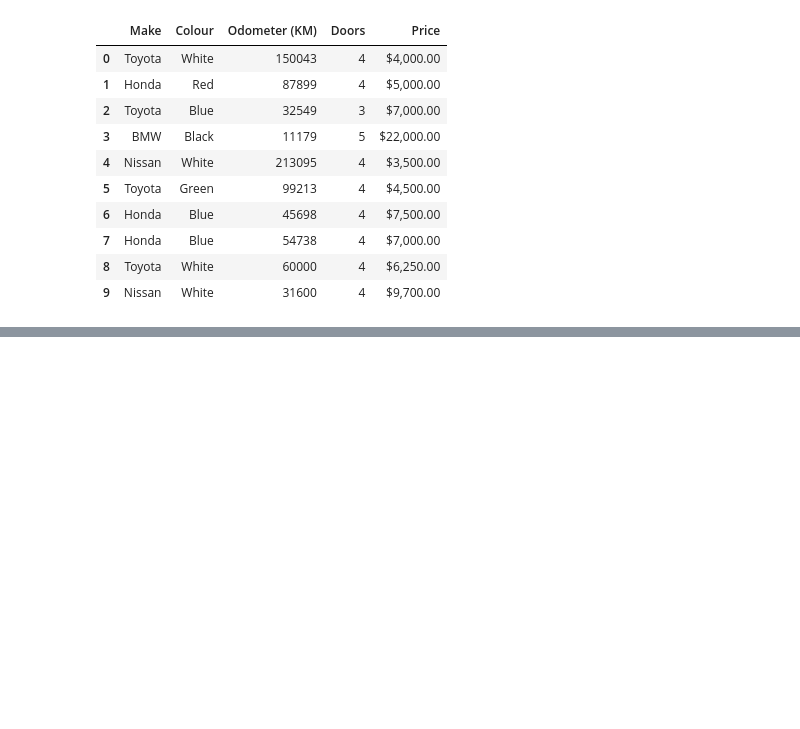
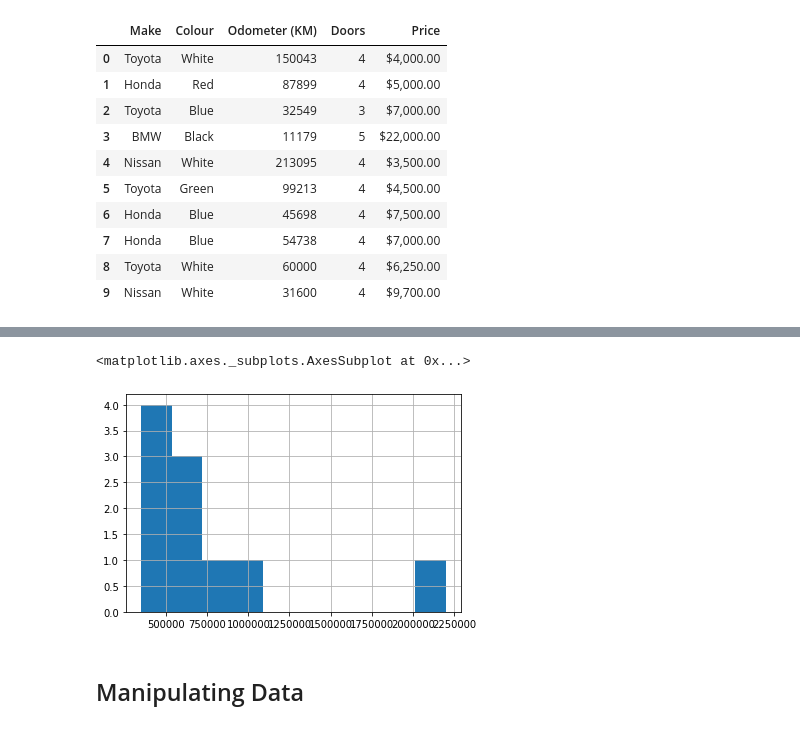
Before and after one commit to negreteo/conda_sample_project, a Jupyter notebook: introduction-to-pandas.ipynb, the cells around one changed output, grey strips where cells are left out. Saved outputs shown, nothing was run; the diff lists cells and outputs as text; code cells hidden in the pictures; blank space fills up the shorter version.

```diff
--- a/introduction-to-pandas.ipynb
+++ b/introduction-to-pandas.ipynb
@@ -68,0 +331,7 @@ exported_car_sales
+# %%
+car_sales["Price"].hist()
+# %% [output]
+<matplotlib.axes._subplots.AxesSubplot at 0x...>
+[figure, added]
+# %% [markdown]
+## Manipulating Data
```
Also changed, not shown: parts of 63 cells of this notebook, 4 other files.
